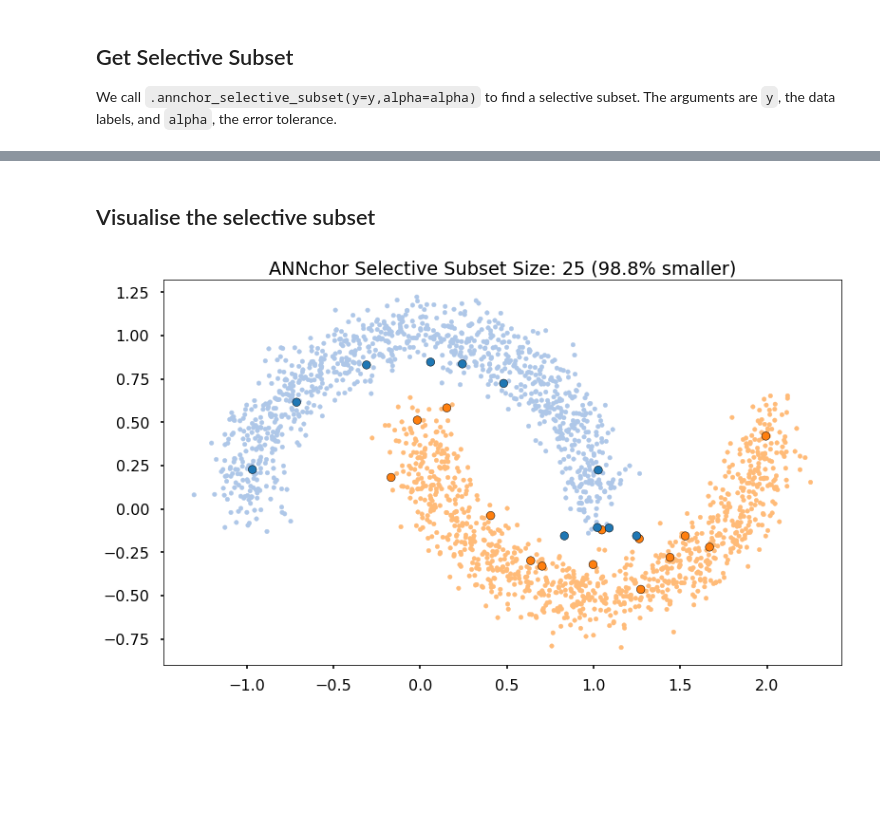
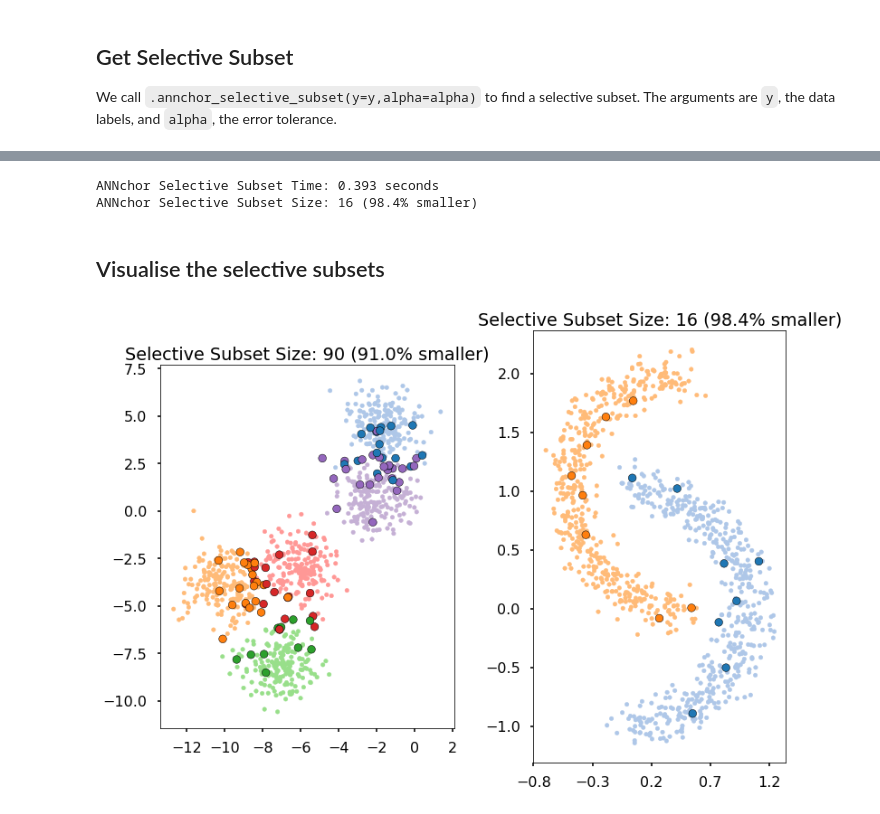
Before and after one commit to gchq/annchor, a Jupyter notebook: Examples/ANNchor Selective Subset.ipynb, the cells around one changed output, grey strips where cells are left out. Cells and saved outputs as stored; diff of their text form; code cells hidden in the pictures; blank space fills up the shorter version.

````diff
--- a/Examples/ANNchor Selective Subset.ipynb
+++ b/Examples/ANNchor Selective Subset.ipynb
@@ -13,3 +13,5 @@ from sklearn.datasets import make_moons
 # %%
 np.random.seed(1)
-X,y=make_moons(n_samples=2000,noise=0.1)
+X,y=make_blobs(n_samples=1000,centers=5) # First data set X,y
+U,v=make_moons(n_samples=1000,noise=0.1) # Second data set U,v
+U = np.fliplr(U)
@@ -41,11 +62,12 @@ ANNchor Time: 2.696 seconds
 ## Get Selective Subset
 We call ```.annchor_selective_subset(y=y,alpha=alpha)``` to find a selective subset. The arguments are ```y```, the data labels, and ```alpha```, the error tolerance.
 # %%
+# First data set
 start_time = time.time()
-ss = ann.annchor_selective_subset(y=y,alpha=0)
+ssx = annX.annchor_selective_subset(y=y,alpha=0)
 print('ANNchor Selective Subset Time: %5.3f seconds' % (time.time()-start_time))
-print('ANNchor Selective Subset Size: %d (%3.1f%% smaller)' % (len(ss),
-                                                             100*(1-len(ss)/len(X))
+print('ANNchor Selective Subset Size: %d (%3.1f%% smaller)' % (len(ssx),
+                                                             100*(1-len(ssx)/len(X))
                                                             )
      )
 # %% [output]
@@ -54,15 +76,40 @@ ANNchor Selective Subset Size: 25 (98.8% smaller)
+# %%
+# Second data set
+start_time = time.time()
+ssu = annU.annchor_selective_subset(y=v,alpha=0)
+print('ANNchor Selective Subset Time: %5.3f seconds' % (time.time()-start_time))
+print('ANNchor Selective Subset Size: %d (%3.1f%% smaller)' % (len(ssu),
+                                                             100*(1-len(ssu)/len(U))
+                                                            )
+     )
+# %% [output]
+ANNchor Selective Subset Time: 0.393 seconds
+ANNchor Selective Subset Size: 16 (98.4% smaller)
 # %% [markdown]
-## Visualise the selective subset
+## Visualise the selective subsets
 # %%
 with plt.style.context('seaborn-poster'):
-    title = ('ANNchor Selective Subset Size: %d (%3.1f%% smaller)' % (len(ss),
-                                                             100*(1-len(ss)/len(X))
+    fig,axs = plt.subplots(1,2)
+
+    ax=axs[0]
+    title = ('Selective Subset Size: %d (%3.1f%% smaller)' % (len(ssx),
+                                                             100*(1-len(ssx)/len(X))
                                                             )
              )
-    fig,ax = plt.subplots()
     ax.scatter(*(X.T),c=2*y+1,cmap=plt.cm.tab20,vmin=0,vmax=20,alpha=1,s=20)
-    ax.scatter(*(X[ss].T),c=y[ss],cmap=plt.cm.tab10,vmin=0,vmax=10,edgecolors='k',s=75)
+    ax.scatter(*(X[ssx].T),c=y[ssx],cmap=plt.cm.tab10,vmin=0,vmax=10,edgecolors='k',s=75)
     ax.set_aspect(1)
     ax.set_title(title)
+
+    ax=axs[1]
+    title = ('Selective Subset Size: %d (%3.1f%% smaller)' % (len(ssu),
+                                                             100*(1-len(ssu)/len(U))
+                                                            )
+             )
+    ax.scatter(*(U.T),c=2*v+1,cmap=plt.cm.tab20,vmin=0,vmax=20,alpha=1,s=20)
+    ax.scatter(*(U[ssu].T),c=v[ssu],cmap=plt.cm.tab10,vmin=0,vmax=10,edgecolors='k',s=75)
+    ax.set_aspect(1)
+    ax.set_title(title)
+    ax.set_xticks(np.linspace(-0.8,1.2,5))
 # %% [output]
-[figure, old version]
+[figure, new version]
````
Also changed, not shown: parts of 7 cells of this notebook, 1 other file.
